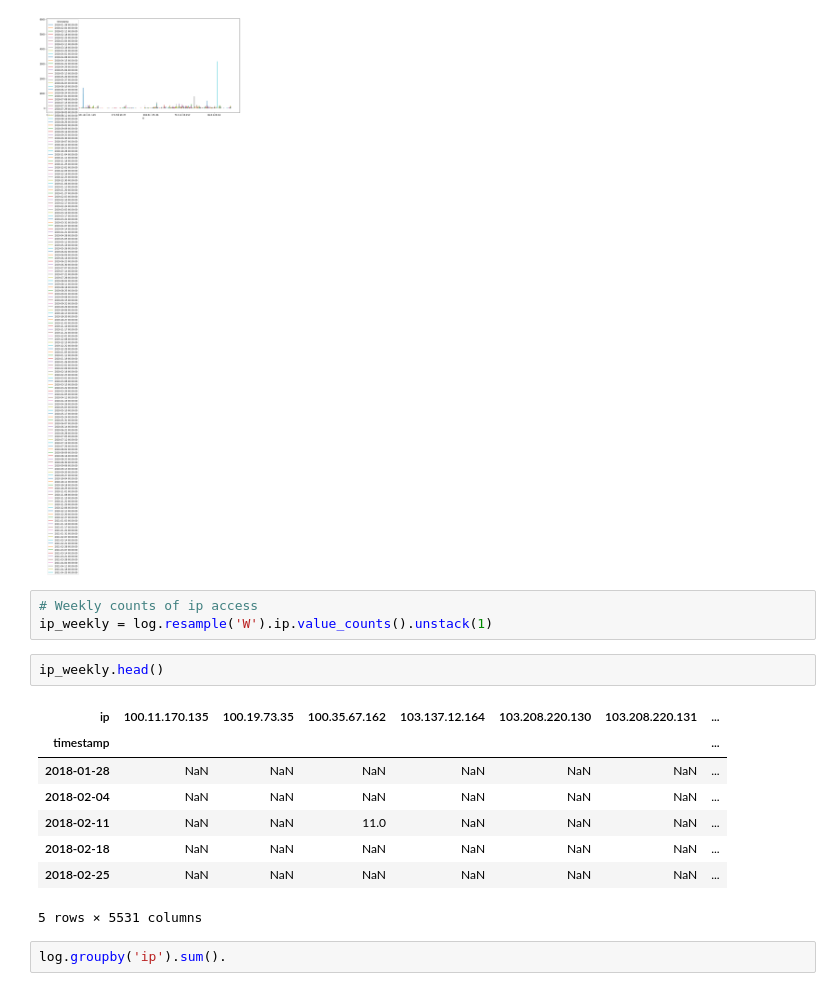
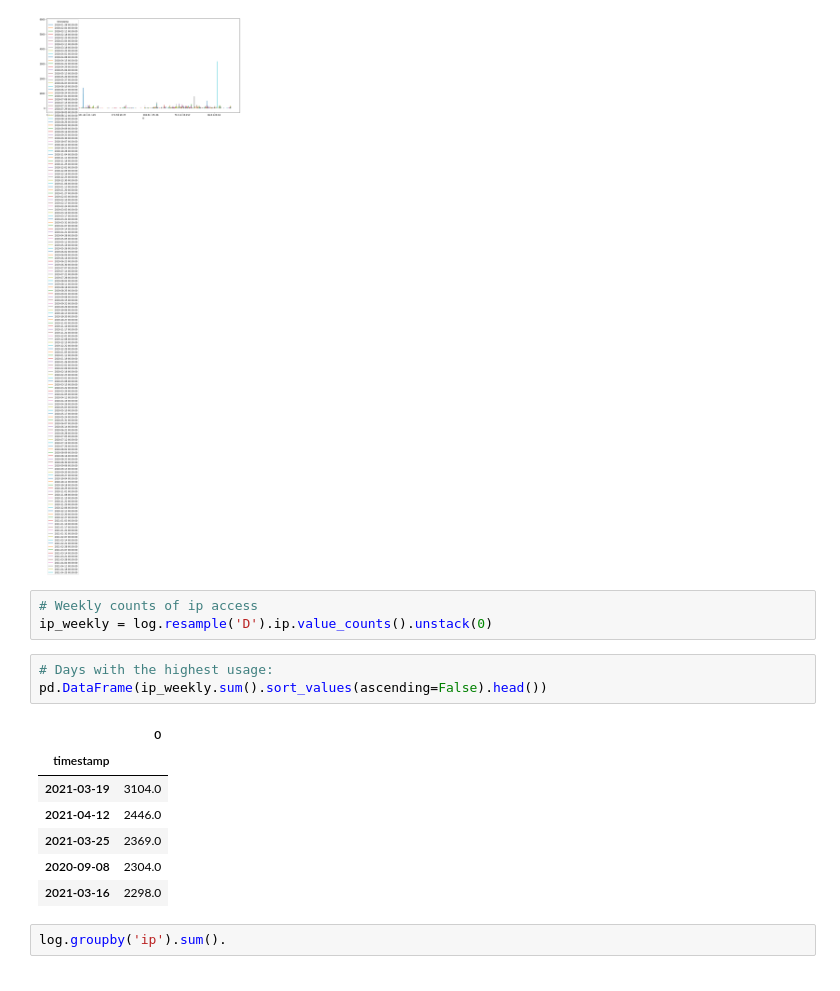
Before and after one commit to jeffakins/anomaly_detection_project, a Jupyter notebook: anomaly_detection_project.ipynb, the cells around one changed output. Saved outputs shown, nothing was run; the diff lists cells and outputs as text.

```diff
--- a/anomaly_detection_project.ipynb
+++ b/anomaly_detection_project.ipynb
@@ -614,18 +614,18 @@ plt.show()
 [figure]
 # %%
 # Weekly counts of ip access
-ip_weekly = log.resample('W').ip.value_counts().unstack(1)
+ip_weekly = log.resample('D').ip.value_counts().unstack(0)
-# %%
-ip_weekly.head()
-# %% [output]
-| ip | 100.11.170.135 | 100.19.73.35 | 100.35.67.162 | 103.137.12.164 | 103.208.220.130 | 103.208.220.131 | ... |
-| timestamp |  |  |  |  |  |  | ... |
-| 2018-01-28 | NaN | NaN | NaN | NaN | NaN | NaN | ... |
-| 2018-02-04 | NaN | NaN | NaN | NaN | NaN | NaN | ... |
-| 2018-02-11 | NaN | NaN | 11.0 | NaN | NaN | NaN | ... |
-| 2018-02-18 | NaN | NaN | NaN | NaN | NaN | NaN | ... |
-| 2018-02-25 | NaN | NaN | NaN | NaN | NaN | NaN | ... |
-5 rows × 5531 columns
+# %%
+# Days with the highest usage:
+pd.DataFrame(ip_weekly.sum().sort_values(ascending=False).head())
+# %% [output]
+|  | 0 |
+| timestamp |  |
+| 2021-03-19 | 3104.0 |
+| 2021-04-12 | 2446.0 |
+| 2021-03-25 | 2369.0 |
+| 2020-09-08 | 2304.0 |
+| 2021-03-16 | 2298.0 |
 # %%
 log.groupby('ip').sum().
 # %% [output]
```
Also changed, not shown: parts of 6 cells of this notebook.
